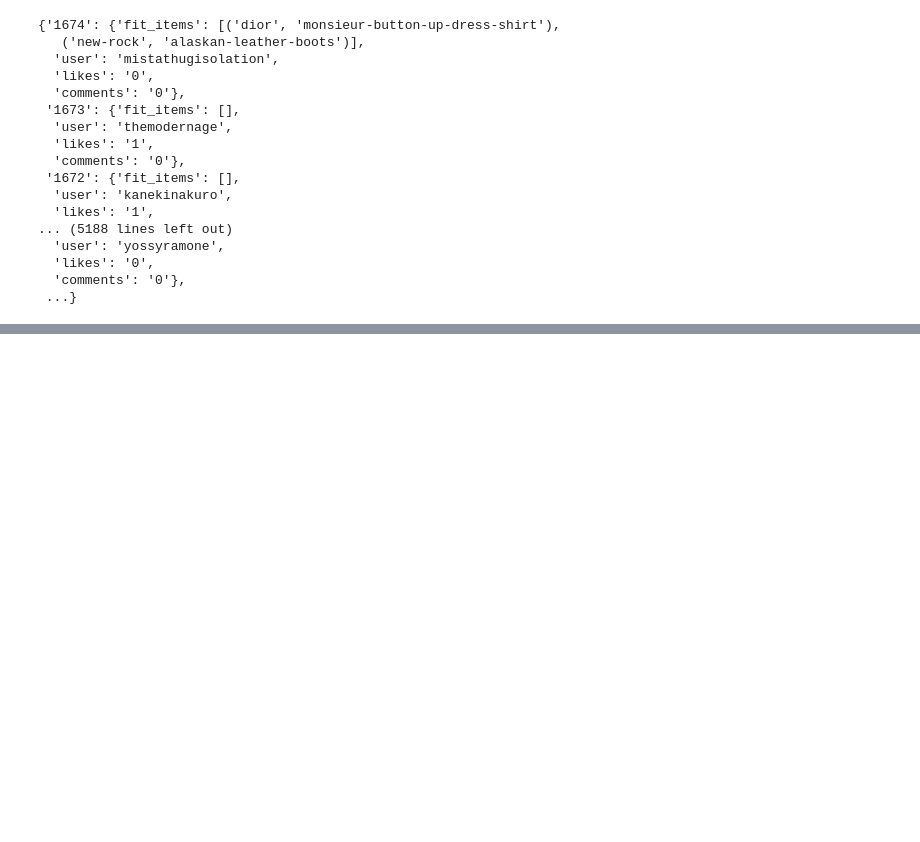
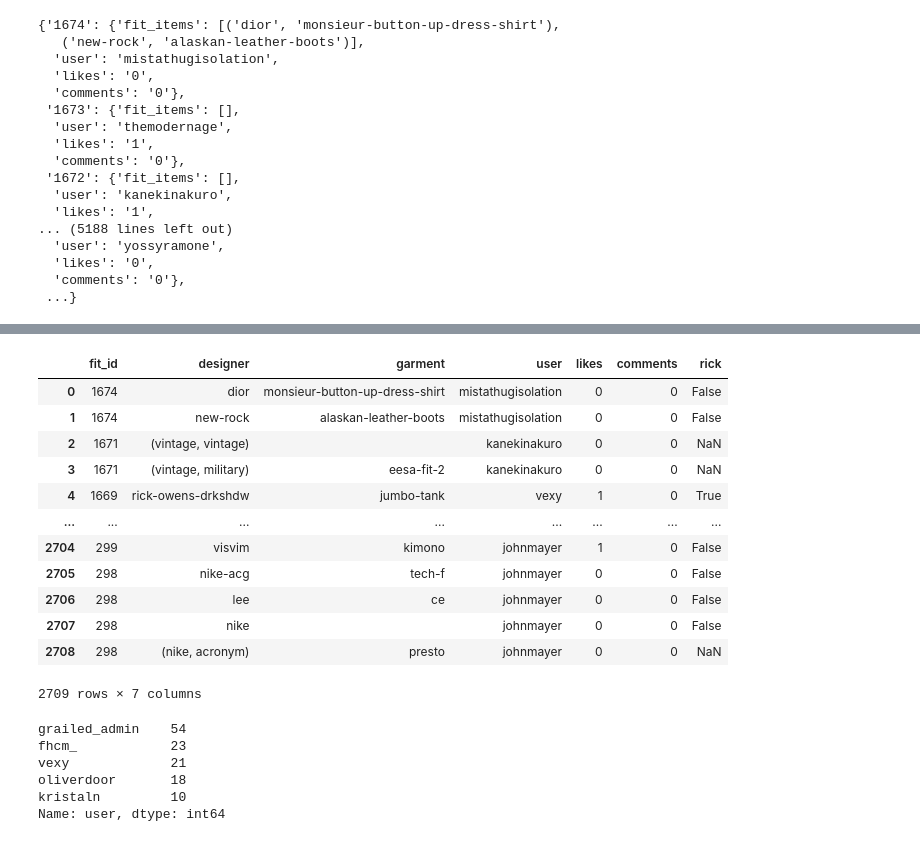
Before and after one commit to mdssmith/jawnflip_scraper, a Jupyter notebook: notebooks/scrape_from_manual.ipynb, the cells around one changed output, grey strips where cells are left out. Cells and saved outputs as stored; diff of their text form; code cells hidden in the pictures; blank space fills up the shorter version.

```diff
--- a/notebooks/scrape_from_manual.ipynb
+++ b/notebooks/scrape_from_manual.ipynb
@@ -130,0 +146,15 @@ out_dict_users
+# %%
+fit_items_data = []
+for fit, values in out_dict_users.items():
+    for designer, garment in values['fit_items']:
+        fit_items_data.append({'fit_id':fit,
+                               'designer':designer,
+                               'garment': garment,
+                               'user': values['user'],
+                               'likes': values['likes'],
+                               'comments': values['comments']})
+# %%
+df = pd.DataFrame.from_records(fit_items_data)
+
+df['likes'] = df['likes'].astype(int)
+df['comments'] = df['comments'].astype(int)
@@ -130,0 +197,34 @@ out_dict_users
+# %%
+df_rick = (df
+           .join(
+             df['designer']
+             .str
+             .contains('rick-owens')
+             .rename('rick')))
+# %% [output]
+|  | fit_id | designer | garment | user | likes | comments | rick |
+| 0 | 1674 | dior | monsieur-button-up-dress-shirt | mistathugisolation | 0 | 0 | False |
+| 1 | 1674 | new-rock | alaskan-leather-boots | mistathugisolation | 0 | 0 | False |
+| 2 | 1671 | (vintage, vintage) |  | kanekinakuro | 0 | 0 | NaN |
+| 3 | 1671 | (vintage, military) | eesa-fit-2 | kanekinakuro | 0 | 0 | NaN |
+| 4 | 1669 | rick-owens-drkshdw | jumbo-tank | vexy | 1 | 0 | True |
+| ... | ... | ... | ... | ... | ... | ... | ... |
+| 2704 | 299 | visvim | kimono | johnmayer | 1 | 0 | False |
+| 2705 | 298 | nike-acg | tech-f | johnmayer | 0 | 0 | False |
+| 2706 | 298 | lee | ce | johnmayer | 0 | 0 | False |
+| 2707 | 298 | nike |  | johnmayer | 0 | 0 | False |
+| 2708 | 298 | (nike, acronym) | presto | johnmayer | 0 | 0 | NaN |
+2709 rows × 7 columns
+# %%
+(df
+ .loc[df['designer'].str.contains('rick-owens').fillna(False),
+      'user']
+ .value_counts(ascending=False)
+ .head())
+# %% [output]
+grailed_admin    54
+fhcm_            23
+vexy             21
+oliverdoor       18
+kristaln         10
+Name: user, dtype: int64
```
Also changed, not shown: parts of 9 cells of this notebook.
